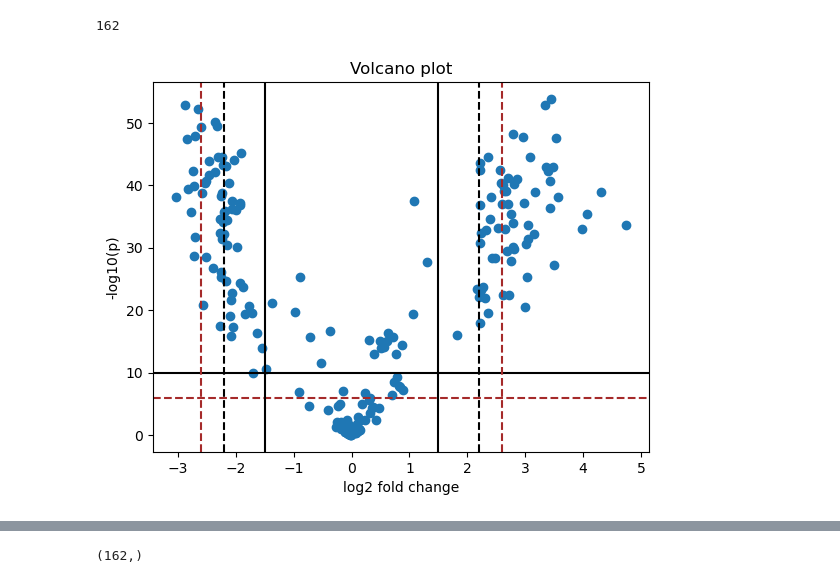
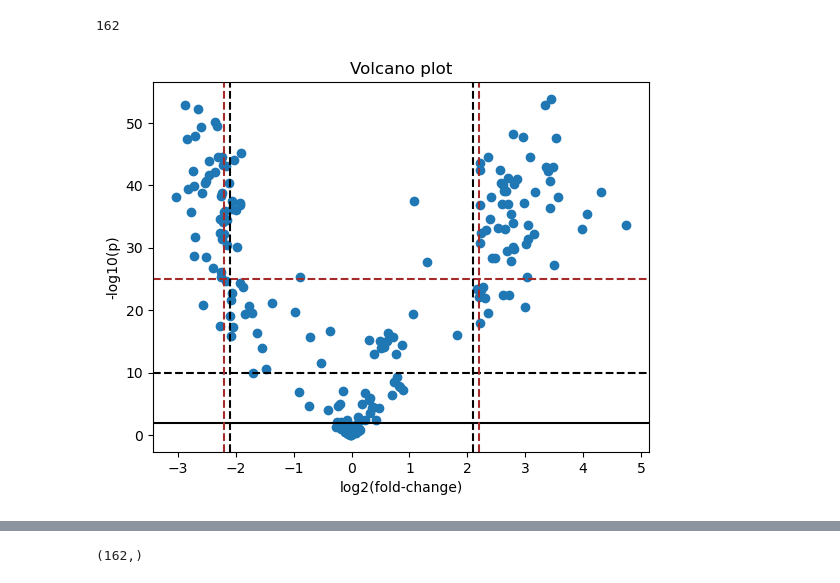
Before and after one commit to Sharday/Enhancing_patient_stratification_explainable_AI, a Jupyter notebook: 1_select_genes_heatmaps.ipynb, the cells around one changed output, grey strips where cells are left out. Cells and saved outputs as stored; diff of their text form; code cells hidden in the pictures.

```diff
--- a/1_select_genes_heatmaps.ipynb
+++ b/1_select_genes_heatmaps.ipynb
@@ -740,11 +740,11 @@ for gene_symbol in all_genes:
             all_sig.append(gene_symbol)
 #             if lp < 15 or abs(log2FC) > 4:
 #                 most_sig_fewest.append(gene_symbol)
-            if lp < 6 or abs(log2FC) > 2.6:
+            if lp > 25 and abs(log2FC) > 2.2:
                 most_sig_fewest.append(gene_symbol)
-            if lp < 10 or abs(log2FC) > 2.2:
+            if lp > 10 and abs(log2FC) > 2.1:
                 most_sig_fewer.append(gene_symbol)
-            if lp < 10 or abs(log2FC) > 1.5:
+            if lp > 10 and abs(log2FC) > 1.5:
                 most_sig.append(gene_symbol)
 #             print("lp:",lp)
 #         else:
@@ -768,21 +768,22 @@ len(all_sig)
 # %%
 plt.figure()
 plt.scatter(fc, logp)
 plt.title("Volcano plot")
-plt.axhline(y=10, c='k')
-plt.axhline(y=6, c='brown', linestyle='--')
+plt.axhline(y=2, c='k')
+plt.axhline(y=10, c='k', linestyle='--')
+plt.axhline(y=25, c='brown', linestyle='--')
 
-plt.axvline(x=1.5, c='k')
-plt.axvline(x=-1.5, c='k')
-plt.axvline(x=2.2, c='k', linestyle='--')
-plt.axvline(x=-2.2, c='k', linestyle='--')
-plt.axvline(x=2.6, c='brown', linestyle='--')
-plt.axvline(x=-2.6, c='brown', linestyle='--')
-plt.xlabel("log2 fold change")
+# plt.axvline(x=1.5, c='k')
+# plt.axvline(x=-1.5, c='k')
+plt.axvline(x=2.1, c='k', linestyle='--')
+plt.axvline(x=-2.1, c='k', linestyle='--')
+plt.axvline(x=2.2, c='brown', linestyle='--')
+plt.axvline(x=-2.2, c='brown', linestyle='--')
+plt.xlabel("log2(fold-change)")
 plt.ylabel("-log10(p)")
 plt.show()
 # %% [output]
-[figure, old version]
+[figure, new version]
 # %%
 smallest_set = np.asarray(most_sig_fewest)
 smaller_set = np.asarray(most_sig_fewer)
```
Also changed, not shown: parts of 17 cells of this notebook, 57 other files.
